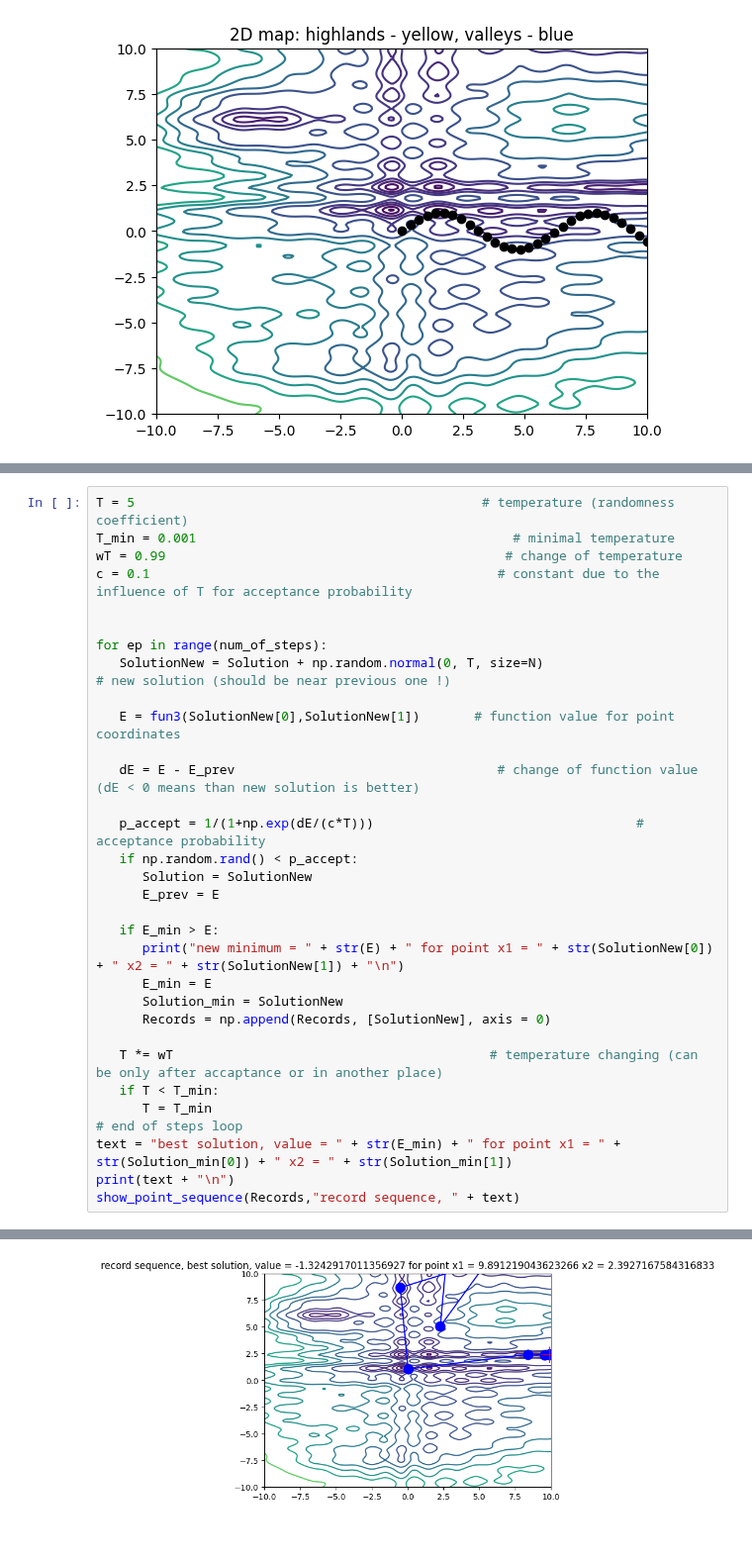
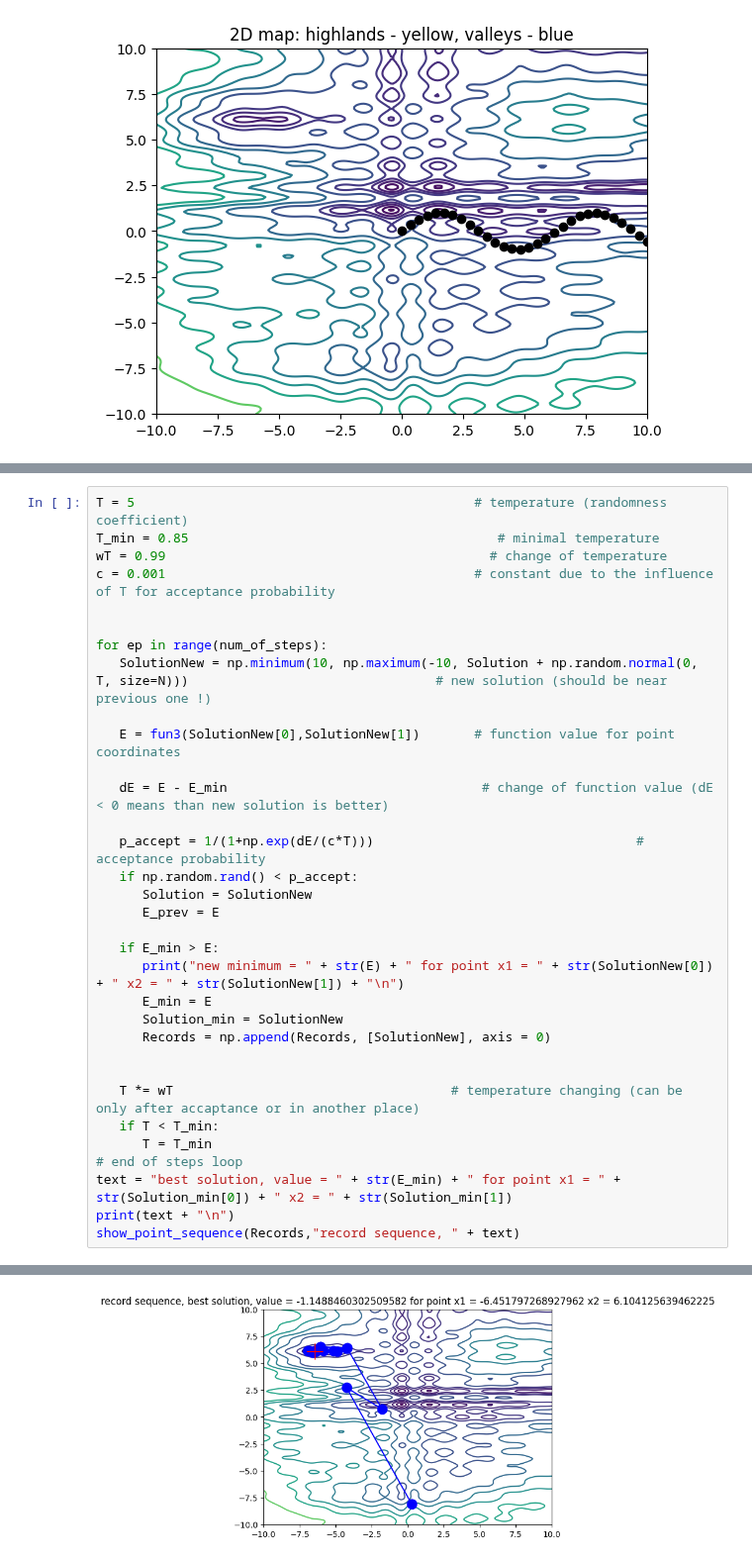
Before and after one commit to Limebel/Project2_OS, a Jupyter notebook: exercises/02_annealing.ipynb, the cells around one changed output, grey strips where cells are left out. Shown at 99% size. Saved outputs shown, nothing was run; the diff lists cells and outputs as text; blank space fills up the shorter version.

```diff
--- a/exercises/02_annealing.ipynb
+++ b/exercises/02_annealing.ipynb
@@ -74,16 +74,16 @@ show_the_point(Solution,"initial solution")
 # %%
-T = 5                                             # temperature (randomness coefficient)
-T_min = 0.001                                         # minimal temperature
-wT = 0.99                                            # change of temperature
-c = 0.1                                             # constant due to the influence of T for acceptance probability
+T = 5                                            # temperature (randomness coefficient)
+T_min = 0.85                                        # minimal temperature
+wT = 0.99                                          # change of temperature
+c = 0.001                                        # constant due to the influence of T for acceptance probability
 
 
 for ep in range(num_of_steps):
-   SolutionNew = Solution + np.random.normal(0, T, size=N)                                # new solution (should be near previous one !)
+   SolutionNew = np.minimum(10, np.maximum(-10, Solution + np.random.normal(0, T, size=N)))                                # new solution (should be near previous one !)
 
    E = fun3(SolutionNew[0],SolutionNew[1])       # function value for point coordinates
 
-   dE = E - E_prev                                  # change of function value (dE < 0 means than new solution is better)
+   dE = E - E_min                                 # change of function value (dE < 0 means than new solution is better)
 
    p_accept = 1/(1+np.exp(dE/(c*T)))                                  # acceptance probability
    if np.random.rand() < p_accept:
@@ -96,7 +96,8 @@ for ep in range(num_of_steps):
       Solution_min = SolutionNew
       Records = np.append(Records, [SolutionNew], axis = 0)
 
-   T *= wT                                         # temperature changing (can be only after accaptance or in another place)
+
+   T *= wT                                    # temperature changing (can be only after accaptance or in another place)
    if T < T_min:
       T = T_min
 # end of steps loop
@@ -110 +125 @@ best solution, value = -1.3242917011356927 for point x1 = 9.891219043623266 x2 =
-[figure, old version]
+[figure, new version]
```
Also changed, not shown: parts of 2 cells of this notebook.
